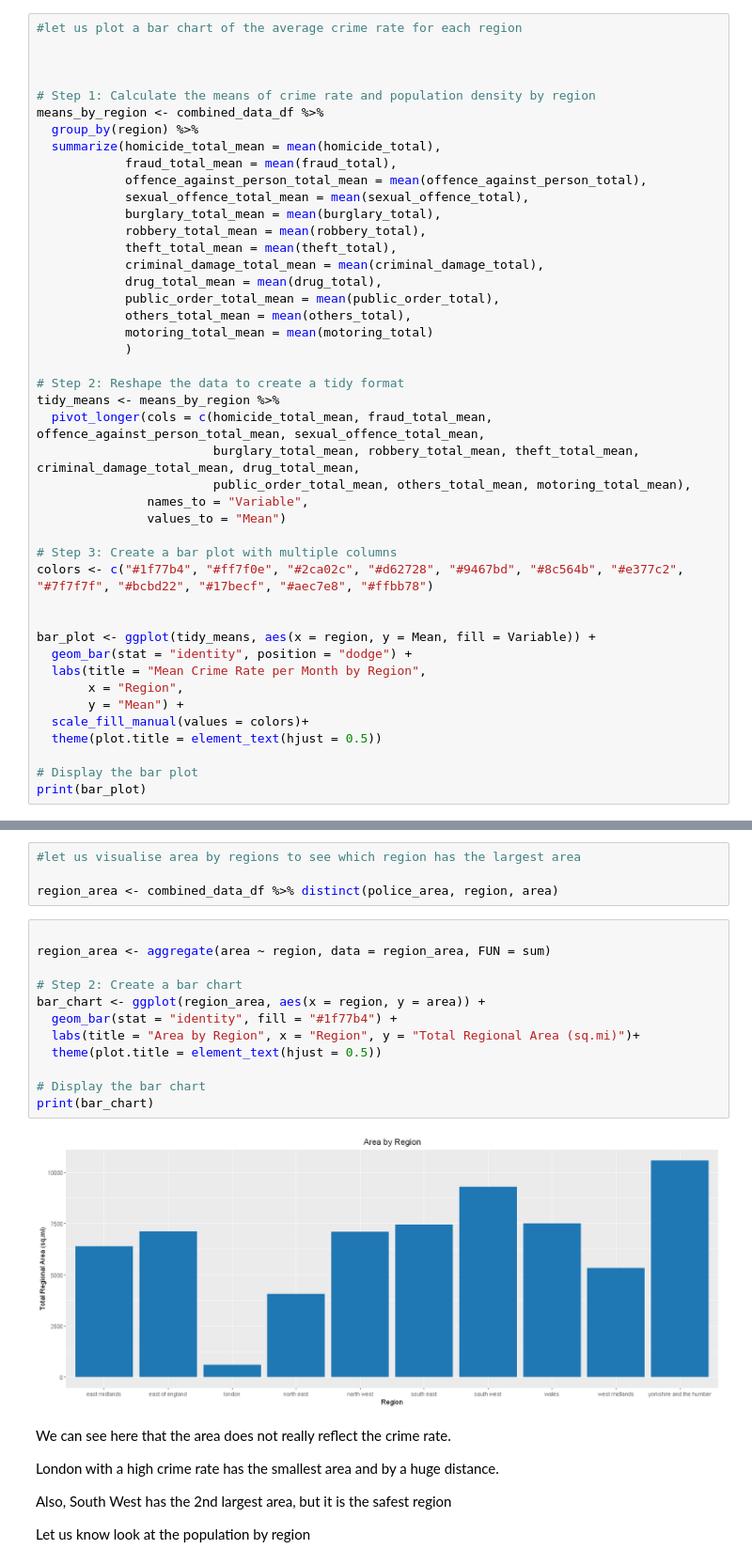
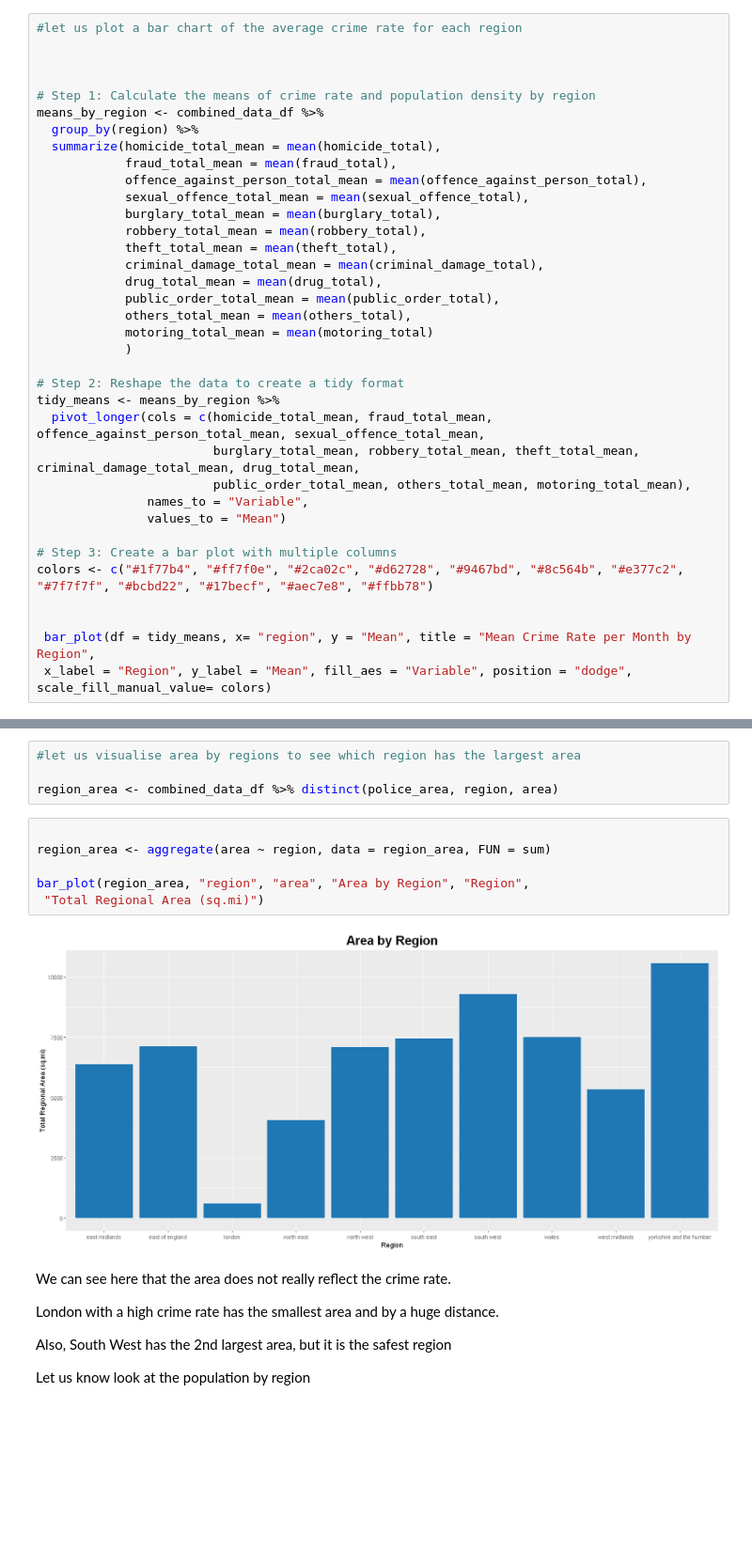
Before and after one commit to ETOROABASI/UK-Crown-Prosecution-Service-Analysis, a Jupyter notebook: Test_Assessment_R.ipynb, the cells around one changed output, grey strips where cells are left out. Shown at 94% size. Cells and saved outputs as stored; diff of their text form; blank space fills up the shorter version.

```diff
--- a/Test_Assessment_R.ipynb
+++ b/Test_Assessment_R.ipynb
@@ -1282,14 +1314,6 @@ tidy_means <- means_by_region %>%
 colors <- c("#1f77b4", "#ff7f0e", "#2ca02c", "#d62728", "#9467bd", "#8c564b", "#e377c2", "#7f7f7f", "#bcbd22", "#17becf", "#aec7e8", "#ffbb78")
 
 
-bar_plot <- ggplot(tidy_means, aes(x = region, y = Mean, fill = Variable)) +
-  geom_bar(stat = "identity", position = "dodge") +
-  labs(title = "Mean Crime Rate per Month by Region",
-       x = "Region",
-       y = "Mean") +
-  scale_fill_manual(values = colors)+
-  theme(plot.title = element_text(hjust = 0.5))
-
-# Display the bar plot
-print(bar_plot)
+ bar_plot(df = tidy_means, x= "region", y = "Mean", title = "Mean Crime Rate per Month by Region",
+ x_label = "Region", y_label = "Mean", fill_aes = "Variable", position = "dodge", scale_fill_manual_value= colors)
 # %% [output]
@@ -1541,17 +1557,11 @@ region_area <- combined_data_df %>% distinct(police_area, region, area)
 # %%
 
 region_area <- aggregate(area ~ region, data = region_area, FUN = sum)
 
-# Step 2: Create a bar chart
-bar_chart <- ggplot(region_area, aes(x = region, y = area)) +
-  geom_bar(stat = "identity", fill = "#1f77b4") +
-  labs(title = "Area by Region", x = "Region", y = "Total Regional Area (sq.mi)")+
-  theme(plot.title = element_text(hjust = 0.5))
-
-# Display the bar chart
-print(bar_chart)
+bar_plot(region_area, "region", "area", "Area by Region", "Region",
+ "Total Regional Area (sq.mi)")
 # %% [output]
-[figure, old version]
+[figure, new version]
 # %% [markdown]
 We can see here that the area does not really reflect the crime rate.
 
```
Also changed, not shown: parts of 54 cells of this notebook.
